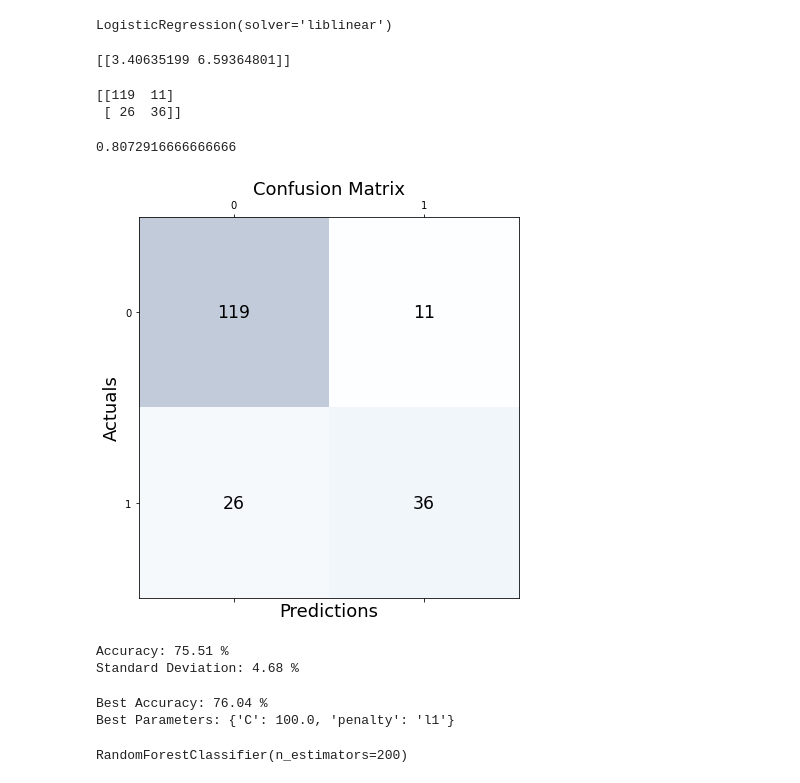
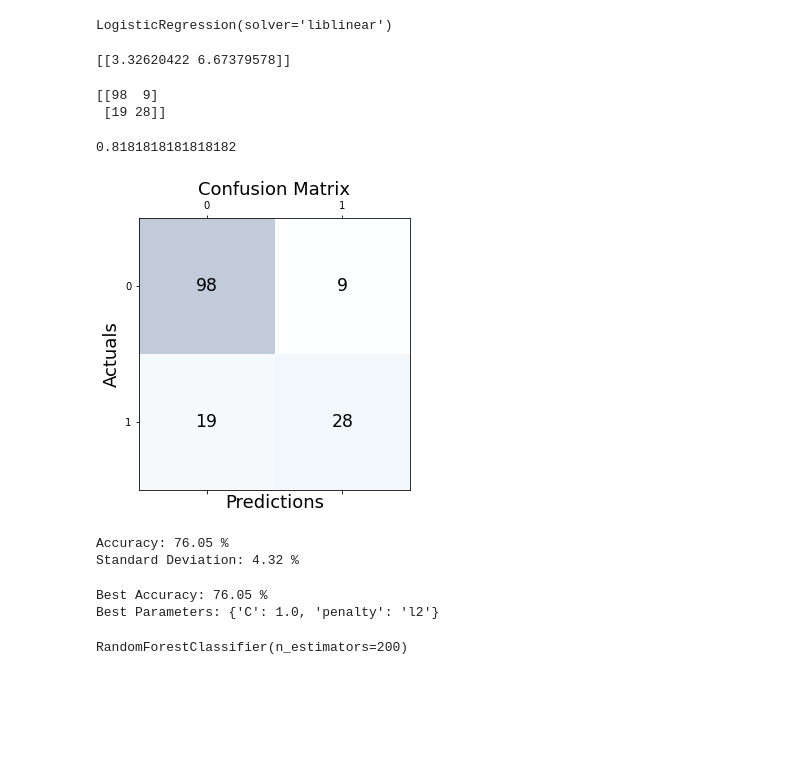
Before and after one commit to SairamNomula/DiaDisc, a Jupyter notebook: python/Ml_model.ipynb, the cells around one changed output. Saved outputs shown, nothing was run; the diff lists cells and outputs as text; code cells hidden in the pictures; blank space fills up the shorter version.

```diff
--- a/python/Ml_model.ipynb
+++ b/python/Ml_model.ipynb
@@ -26,7 +27,7 @@ dataset
 # %%
 # Splitting data for training and testing
 from sklearn.model_selection import train_test_split
-X_train, X_test, y_train, y_test = train_test_split(X, y, test_size = 0.25, random_state = 0)
+X_train, X_test, y_train, y_test = train_test_split(X, y, test_size = 0.2, random_state = 0)
 # %%
 # LOGISTIC REGRESSION
 # %%
@@ -41,7 +42,7 @@ LogisticRegression(solver='liblinear')
 # Prediction with custom input
 print(classifier.predict_proba([[6,148,72,35,0,33.6,0.627,50]])*10)
 # %% [output]
-[[3.40635199 6.59364801]]
+[[3.32620422 6.67379578]]
 # %%
 y_pred = classifier.predict(X_test)
 # %%
@@ -50,30 +51,30 @@ cm = confusion_matrix(y_test, y_pred)
 print(cm)
 accuracy_score(y_test, y_pred)
 # %% [output]
-[[119  11]
- [ 26  36]]
+[[98  9]
+ [19 28]]
-0.8072916666666666
+0.8181818181818182
 # %%
-fig, ax = plt.subplots(figsize=(7, 7))
+fig, ax = plt.subplots(figsize=(5, 5))
 ax.matshow(cm, cmap=plt.cm.Blues, alpha=0.25)
 for i in range(cm.shape[0]):
     for j in range(cm.shape[1]):
         ax.text(x=j, y=i,s=cm[i, j], va='center', ha='center', size='xx-large')
 
 plt.xlabel('Predictions', fontsize=18)
 plt.ylabel('Actuals', fontsize=18)
 plt.title('Confusion Matrix', fontsize=18)
 plt.show()
 # %% [output]
-[figure, old version]
+[figure, new version]
 # %%
 from sklearn.model_selection import cross_val_score
 accuracies = cross_val_score(estimator = classifier, X = X_train, y = y_train, cv = 10)
 print("Accuracy: {:.2f} %".format(accuracies.mean()*100))
 print("Standard Deviation: {:.2f} %".format(accuracies.std()*100))
 # %% [output]
-Accuracy: 75.51 %
-Standard Deviation: 4.68 %
+Accuracy: 76.05 %
+Standard Deviation: 4.32 %
 # %%
 from sklearn.model_selection import GridSearchCV
 parameters = [{"C":np.logspace(-3,3,7), "penalty":["l1","l2"]}]
@@ -88,8 +89,8 @@ best_parameters = grid_search.best_params_
 print("Best Accuracy: {:.2f} %".format(best_accuracy*100))
 print("Best Parameters:", best_parameters)
 # %% [output]
-Best Accuracy: 76.04 %
-Best Parameters: {'C': 100.0, 'penalty': 'l1'}
+Best Accuracy: 76.05 %
+Best Parameters: {'C': 1.0, 'penalty': 'l2'}
 # %%
 # RANDOM FOREST CLASSIFIER
 # %%
```
Also changed, not shown: parts of 13 cells of this notebook, 1 other file.
